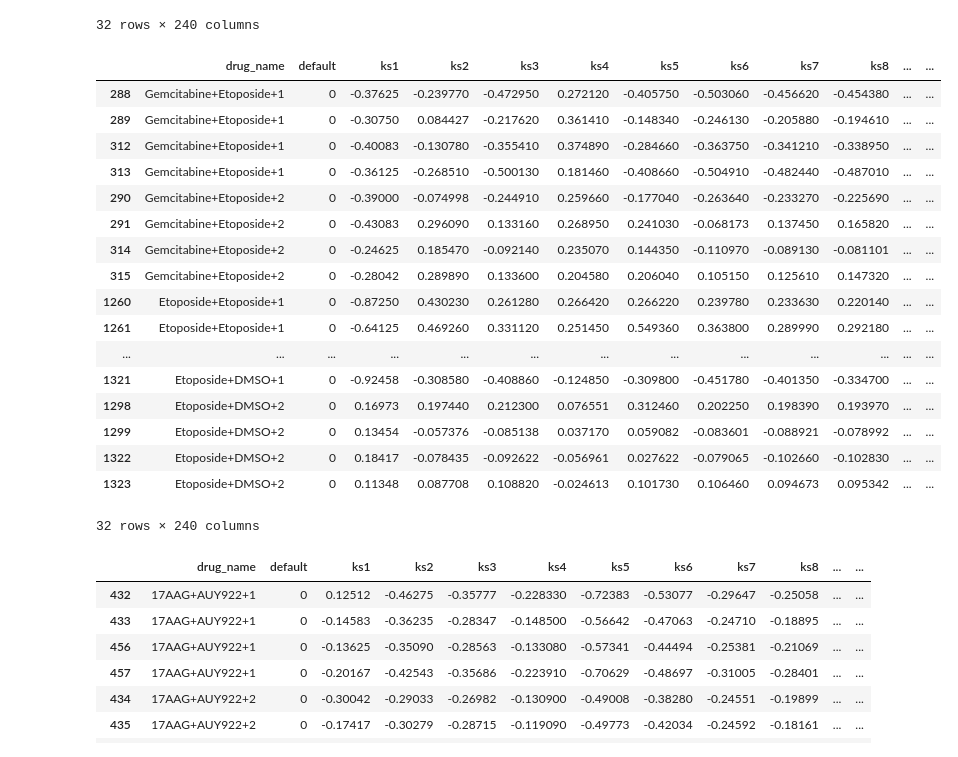
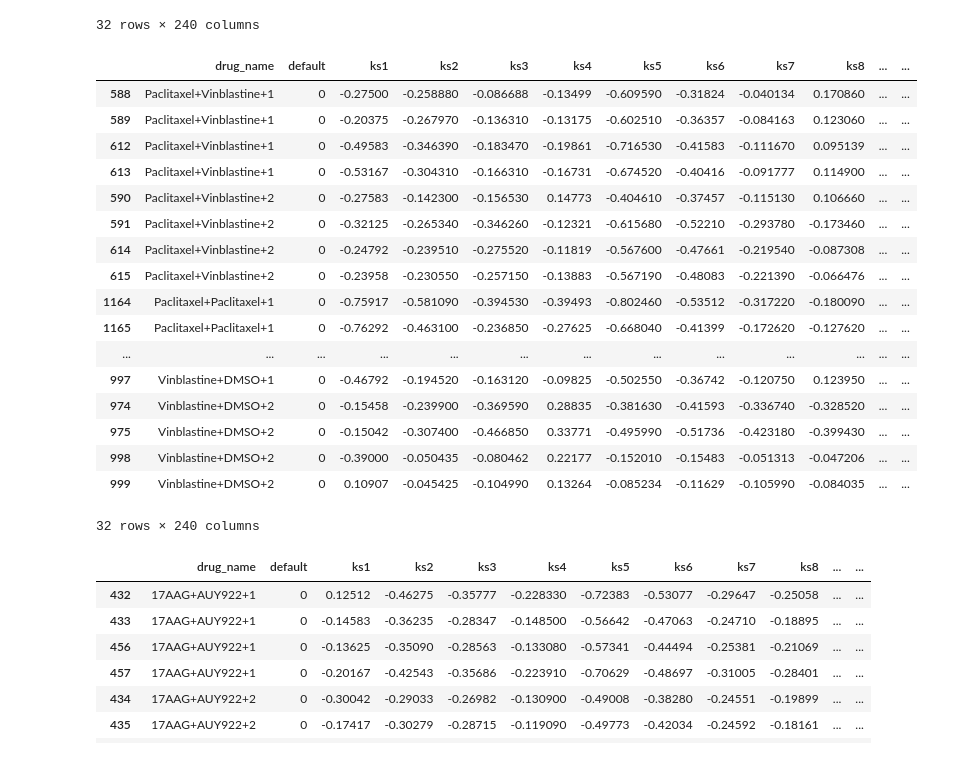
Before and after one commit to zhangsscc99/-research-machine_learning_cancer_drugs, a Jupyter notebook: new_data_version(ks2)/new_data_pca_lda.ipynb, the cells around one changed output. Drawn from its saved outputs; the diff is of its cells as text; code cells hidden in the pictures.

```diff
--- a/new_data_version(ks2)/new_data_pca_lda.ipynb
+++ b/new_data_version(ks2)/new_data_pca_lda.ipynb
@@ -279,48 +279,48 @@ dna
 # %%
 
 #one type first type. mt
 df11=df.loc[(df['drug_name'] =='Paclitaxel+Vinblastine+1') ]
 df12=df.loc[(df['drug_name'] =='Paclitaxel+Vinblastine+2') ]
 
 df21=df.loc[(df['drug_name'] =='Vinblastine+Paclitaxel+1') ]
 df22=df.loc[(df['drug_name'] =='Vinblastine+Paclitaxel+2') ]
 
 df31=df.loc[(df['drug_name'] =='Paclitaxel+Paclitaxel+1') ]
 df32=df.loc[(df['drug_name'] =='Paclitaxel+Paclitaxel+2') ]
 
 df41=df.loc[(df['drug_name'] =='Vinblastine+Vinblastine+1') ]
 df42=df.loc[(df['drug_name'] =='Vinblastine+Vinblastine+2') ]
 
 df51=df.loc[(df['drug_name'] =='Paclitaxel+DMSO+1') ]
 df52=df.loc[(df['drug_name'] =='Paclitaxel+DMSO+2') ]
 
 df61=df.loc[(df['drug_name'] =='Vinblastine+DMSO+1') ]
 df62=df.loc[(df['drug_name'] =='Vinblastine+DMSO+2') ]
 
 
 
 frames2 = [df11, df12,df21,df22,df31,df32,df41,df42,df51,df52,df61,df62]
-mt= pd.concat(frames)
+mt= pd.concat(frames2)
 mt
 #print(len(dna),len(mt))
 # %% [output]
 |  | drug_name | default | ks1 | ks2 | ks3 | ks4 | ks5 | ks6 | ks7 | ks8 | ... | ... |
-| 288 | Gemcitabine+Etoposide+1 | 0 | -0.37625 | -0.239770 | -0.472950 | 0.272120 | -0.405750 | -0.503060 | -0.456620 | -0.454380 | ... | ... |
-| 289 | Gemcitabine+Etoposide+1 | 0 | -0.30750 | 0.084427 | -0.217620 | 0.361410 | -0.148340 | -0.246130 | -0.205880 | -0.194610 | ... | ... |
-| 312 | Gemcitabine+Etoposide+1 | 0 | -0.40083 | -0.130780 | -0.355410 | 0.374890 | -0.284660 | -0.363750 | -0.341210 | -0.338950 | ... | ... |
-| 313 | Gemcitabine+Etoposide+1 | 0 | -0.36125 | -0.268510 | -0.500130 | 0.181460 | -0.408660 | -0.504910 | -0.482440 | -0.487010 | ... | ... |
-| 290 | Gemcitabine+Etoposide+2 | 0 | -0.39000 | -0.074998 | -0.244910 | 0.259660 | -0.177040 | -0.263640 | -0.233270 | -0.225690 | ... | ... |
-| 291 | Gemcitabine+Etoposide+2 | 0 | -0.43083 | 0.296090 | 0.133160 | 0.268950 | 0.241030 | -0.068173 | 0.137450 | 0.165820 | ... | ... |
-| 314 | Gemcitabine+Etoposide+2 | 0 | -0.24625 | 0.185470 | -0.092140 | 0.235070 | 0.144350 | -0.110970 | -0.089130 | -0.081101 | ... | ... |
-| 315 | Gemcitabine+Etoposide+2 | 0 | -0.28042 | 0.289890 | 0.133600 | 0.204580 | 0.206040 | 0.105150 | 0.125610 | 0.147320 | ... | ... |
-| 1260 | Etoposide+Etoposide+1 | 0 | -0.87250 | 0.430230 | 0.261280 | 0.266420 | 0.266220 | 0.239780 | 0.233630 | 0.220140 | ... | ... |
-| 1261 | Etoposide+Etoposide+1 | 0 | -0.64125 | 0.469260 | 0.331120 | 0.251450 | 0.549360 | 0.363800 | 0.289990 | 0.292180 | ... | ... |
+| 588 | Paclitaxel+Vinblastine+1 | 0 | -0.27500 | -0.258880 | -0.086688 | -0.13499 | -0.609590 | -0.31824 | -0.040134 | 0.170860 | ... | ... |
+| 589 | Paclitaxel+Vinblastine+1 | 0 | -0.20375 | -0.267970 | -0.136310 | -0.13175 | -0.602510 | -0.36357 | -0.084163 | 0.123060 | ... | ... |
+| 612 | Paclitaxel+Vinblastine+1 | 0 | -0.49583 | -0.346390 | -0.183470 | -0.19861 | -0.716530 | -0.41583 | -0.111670 | 0.095139 | ... | ... |
+| 613 | Paclitaxel+Vinblastine+1 | 0 | -0.53167 | -0.304310 | -0.166310 | -0.16731 | -0.674520 | -0.40416 | -0.091777 | 0.114900 | ... | ... |
+| 590 | Paclitaxel+Vinblastine+2 | 0 | -0.27583 | -0.142300 | -0.156530 | 0.14773 | -0.404610 | -0.37457 | -0.115130 | 0.106660 | ... | ... |
+| 591 | Paclitaxel+Vinblastine+2 | 0 | -0.32125 | -0.265340 | -0.346260 | -0.12321 | -0.615680 | -0.52210 | -0.293780 | -0.173460 | ... | ... |
+| 614 | Paclitaxel+Vinblastine+2 | 0 | -0.24792 | -0.239510 | -0.275520 | -0.11819 | -0.567600 | -0.47661 | -0.219540 | -0.087308 | ... | ... |
+| 615 | Paclitaxel+Vinblastine+2 | 0 | -0.23958 | -0.230550 | -0.257150 | -0.13883 | -0.567190 | -0.48083 | -0.221390 | -0.066476 | ... | ... |
+| 1164 | Paclitaxel+Paclitaxel+1 | 0 | -0.75917 | -0.581090 | -0.394530 | -0.39493 | -0.802460 | -0.53512 | -0.317220 | -0.180090 | ... | ... |
+| 1165 | Paclitaxel+Paclitaxel+1 | 0 | -0.76292 | -0.463100 | -0.236850 | -0.27625 | -0.668040 | -0.41399 | -0.172620 | -0.127620 | ... | ... |
 | ... | ... | ... | ... | ... | ... | ... | ... | ... | ... | ... | ... | ... |
-| 1321 | Etoposide+DMSO+1 | 0 | -0.92458 | -0.308580 | -0.408860 | -0.124850 | -0.309800 | -0.451780 | -0.401350 | -0.334700 | ... | ... |
-| 1298 | Etoposide+DMSO+2 | 0 | 0.16973 | 0.197440 | 0.212300 | 0.076551 | 0.312460 | 0.202250 | 0.198390 | 0.193970 | ... | ... |
-| 1299 | Etoposide+DMSO+2 | 0 | 0.13454 | -0.057376 | -0.085138 | 0.037170 | 0.059082 | -0.083601 | -0.088921 | -0.078992 | ... | ... |
-| 1322 | Etoposide+DMSO+2 | 0 | 0.18417 | -0.078435 | -0.092622 | -0.056961 | 0.027622 | -0.079065 | -0.102660 | -0.102830 | ... | ... |
-| 1323 | Etoposide+DMSO+2 | 0 | 0.11348 | 0.087708 | 0.108820 | -0.024613 | 0.101730 | 0.106460 | 0.094673 | 0.095342 | ... | ... |
+| 997 | Vinblastine+DMSO+1 | 0 | -0.46792 | -0.194520 | -0.163120 | -0.09825 | -0.502550 | -0.36742 | -0.120750 | 0.123950 | ... | ... |
+| 974 | Vinblastine+DMSO+2 | 0 | -0.15458 | -0.239900 | -0.369590 | 0.28835 | -0.381630 | -0.41593 | -0.336740 | -0.328520 | ... | ... |
+| 975 | Vinblastine+DMSO+2 | 0 | -0.15042 | -0.307400 | -0.466850 | 0.33771 | -0.495990 | -0.51736 | -0.423180 | -0.399430 | ... | ... |
+| 998 | Vinblastine+DMSO+2 | 0 | -0.39000 | -0.050435 | -0.080462 | 0.22177 | -0.152010 | -0.15483 | -0.051313 | -0.047206 | ... | ... |
+| 999 | Vinblastine+DMSO+2 | 0 | 0.10907 | -0.045425 | -0.104990 | 0.13264 | -0.085234 | -0.11629 | -0.105990 | -0.084035 | ... | ... |
 32 rows × 240 columns
 # %%
 
```
Also changed, not shown: parts of 1 cell of this notebook, 14 other files.
